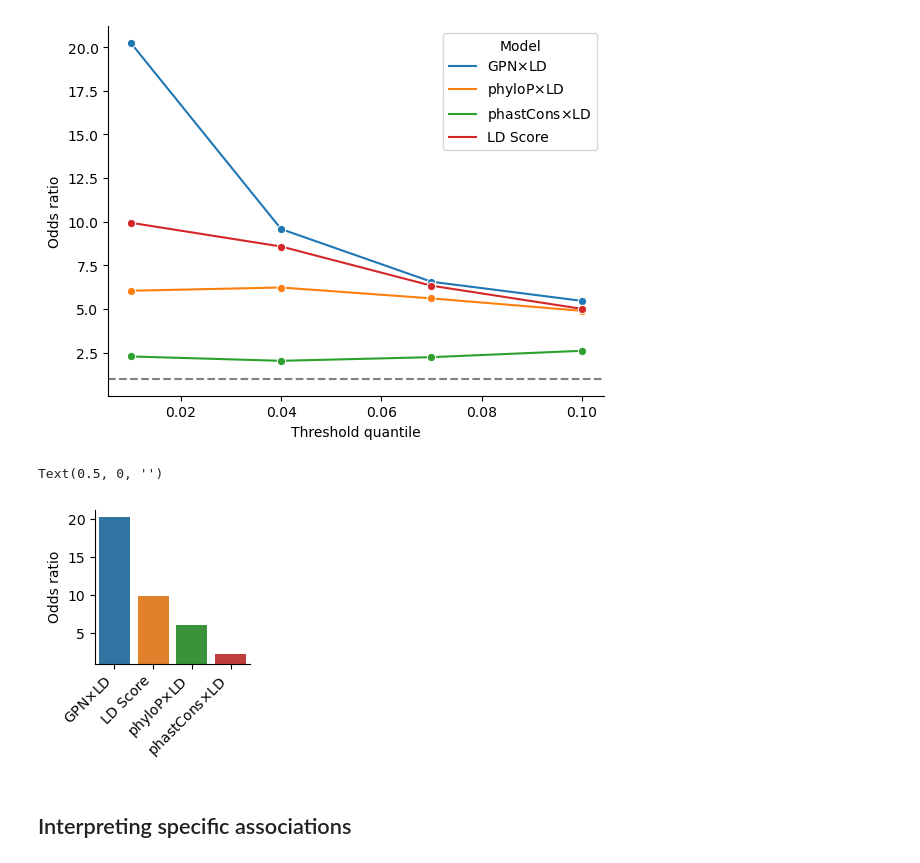
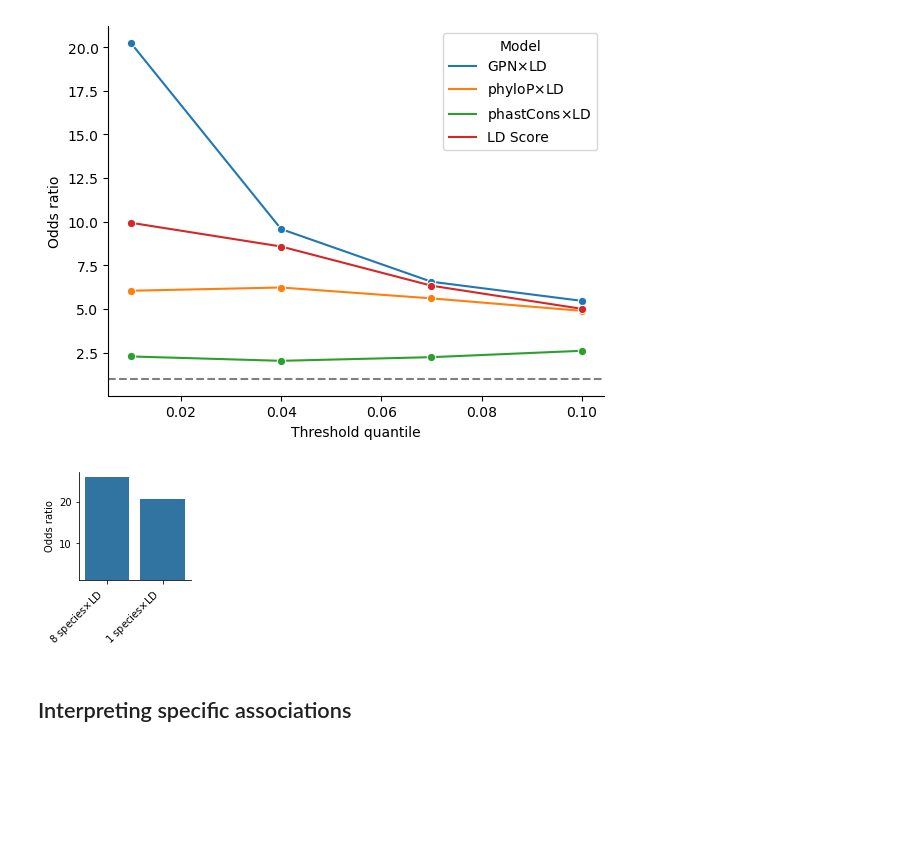
Before and after one commit to songlab-cal/gpn, a Jupyter notebook: analysis/arabidopsis/vep_aragwas.ipynb, the cells around one changed output. Saved outputs shown, nothing was run; the diff lists cells and outputs as text; code cells hidden in the pictures; blank space fills up the shorter version.

Commit message:
Add embedding classification and 1-species VEP

```diff
--- a/analysis/arabidopsis/vep_aragwas.ipynb
+++ b/analysis/arabidopsis/vep_aragwas.ipynb
@@ -129,6 +128,7 @@ models = [
     #"ConvNet_batch2048_weight1.0_secondpart_30k",
     "ConvNet_batch2048_secondpart_30k",
     #"ConvNet_batch2048_weight0_secondpart_30k",
+    "vep/scratch/users/gbenegas/checkpoints/GPN_Arabidopsis_multispecies/ConvNet_ss_12k/checkpoint-12000",
 ]
 
 # models with scores defined on aligned regions
@@ -136,14 +136,17 @@ models_subset = [
     #"ConvNet_batch2048_weight1.0_secondpart_30k",
     "ConvNet_batch2048_secondpart_30k",
     #"ConvNet_batch2048_weight0_secondpart_30k",
-    "phyloP",
-    "phastCons",
+    "vep/scratch/users/gbenegas/checkpoints/GPN_Arabidopsis_multispecies/ConvNet_ss_12k/checkpoint-12000",
+    #"phyloP",
+    #"phastCons",
 ]
 model_renaming = {
-    "ConvNet_batch2048_secondpart_30k": "GPN",
+    #"ConvNet_batch2048_secondpart_30k": "GPN",
     #"ConvNet_batch2048_weight1.0_secondpart_30k": "repeat-weight-1",
     #"ConvNet_batch2048_secondpart_30k": "repeat-weight-0.1",
     #"ConvNet_batch2048_weight0_secondpart_30k": "repeat-weight-0",
+    "ConvNet_batch2048_secondpart_30k": "8 species",
+    "vep/scratch/users/gbenegas/checkpoints/GPN_Arabidopsis_multispecies/ConvNet_ss_12k/checkpoint-12000": "1 species",
 }
 # %%
 variants = pd.read_parquet(d / "variants.parquet")
@@ -152,8 +155,8 @@ for m in models_subset:
     model_path = d / f"{m}.parquet"
     model_name = model_renaming.get(m, m)
     variants[model_name] = pd.read_parquet(model_path)["score"].values
-variants["1"] = -np.ones_like(variants.phyloP)
-models.append("1")
-models_subset.append("1")
+#variants["1"] = -np.ones_like(variants.phyloP)
+#models.append("1")
+#models_subset.append("1")
 variants
 # %% [output]
@@ -423,21 +427,21 @@ sns.despine();
 # %%
 plt.figure(figsize=(2,2))
 
 g = sns.barplot(
     data=results_subset[(results_subset.p_value<=0.05)&(results_subset["Threshold quantile"]==1e-2)],
     x="Model",
     y="Odds ratio",
-    #color="C0",
+    color="C0",
 )
 g.set_xticklabels(g.get_xticklabels(), rotation=45, ha='right')
 sns.despine();
 g.set(ylim=(1));
 plt.xlabel("")
 #plt.savefig("output/plots/vep_gwas_bar.svg", bbox_inches='tight');
 #plt.savefig("output/plots/vep_gwas_bar_repeat_weight.svg", bbox_inches='tight');
+#plt.savefig("output/plots/vep_gwas_bar_n_species.svg", bbox_inches='tight');
 # %% [output]
-Text(0.5, 0, '')
-[figure, old version]
+[figure, new version]
 # %% [markdown]
 ## Interpreting specific associations
 # %%
```
Also changed, not shown: parts of 11 cells of this notebook, 7 other files.
